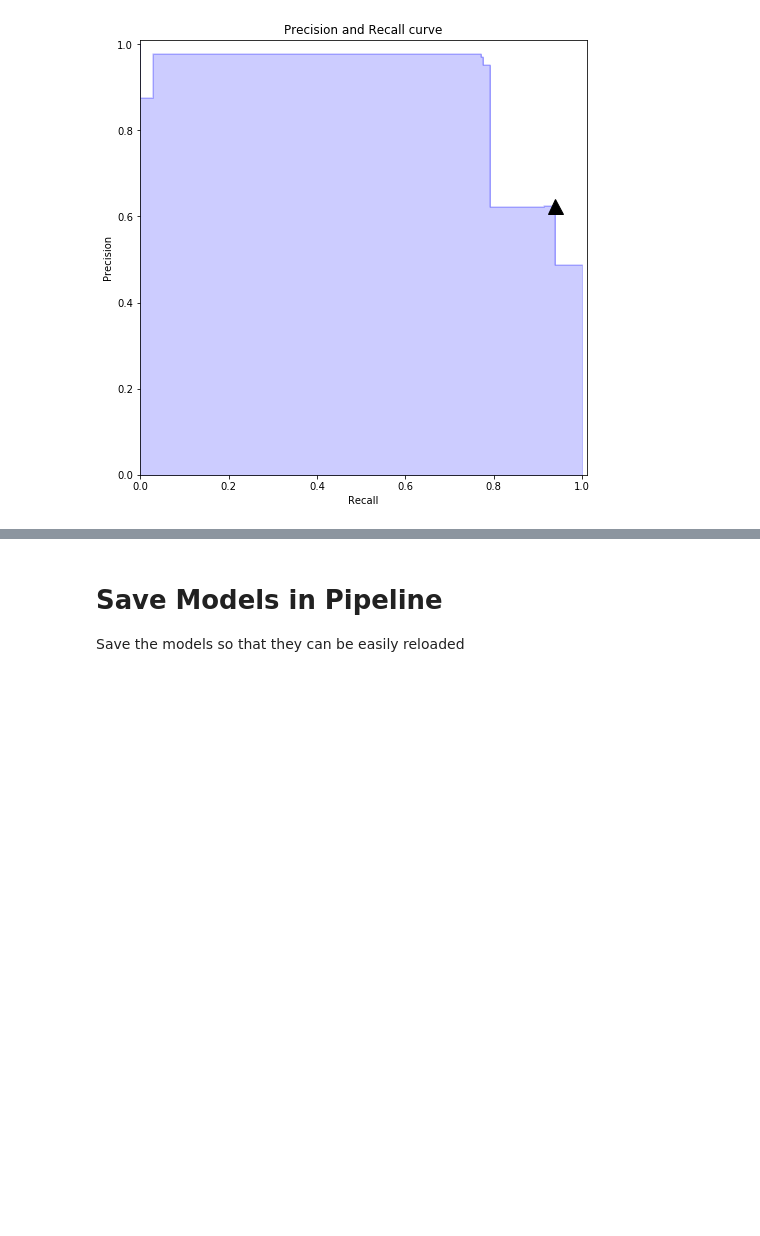
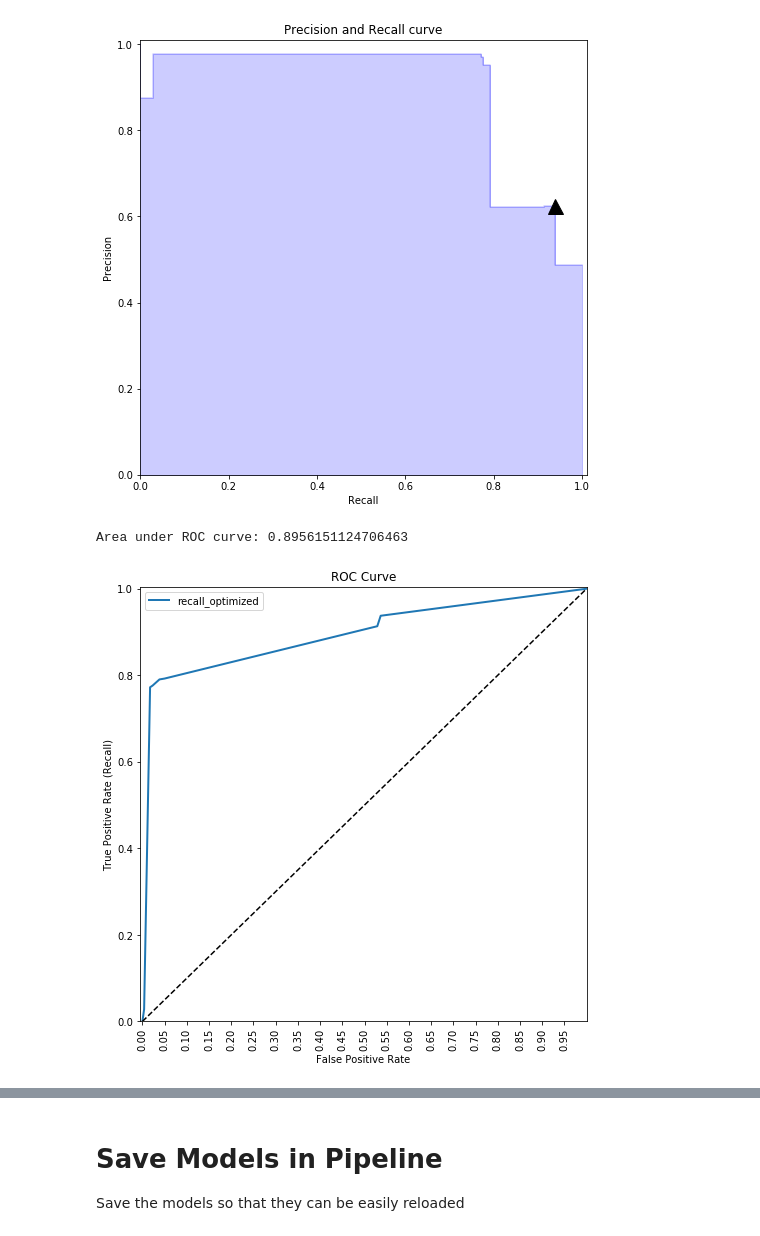
Before and after one commit to mdunlop2/GapWatch, a Jupyter notebook: common/model/training/n3060_dif/n3060_dif_training.ipynb, the cells around one changed output, grey strips where cells are left out. Cells and saved outputs as stored; diff of their text form; code cells hidden in the pictures; blank space fills up the shorter version.

```diff
--- a/common/model/training/n3060_dif/n3060_dif_training.ipynb
+++ b/common/model/training/n3060_dif/n3060_dif_training.ipynb
@@ -470,6 +475,17 @@ pos        31       465
 Sensitivity (Recall): 0.9375
 Specificity         : 0.46360153256704983
 [figure]
+# %%
+# roc curve
+fpr, tpr, auc_thresholds = tu.roc_curve(y_test, y_hat)
+print("Area under ROC curve: {}".format(auc(fpr, tpr))) # AUC of ROC
+tu.plot_roc_curve(fpr, tpr, 'recall_optimized')
+plt.savefig("dt_roc.pdf")
+plt.savefig("dt_roc.png")
+plt.show()
+# %% [output]
+Area under ROC curve: 0.8956151124706463
+[figure, added]
 # %%
 # plot the decision tree
 # view the decision tree
```
Also changed, not shown: parts of 10 cells of this notebook, 17 other files.
